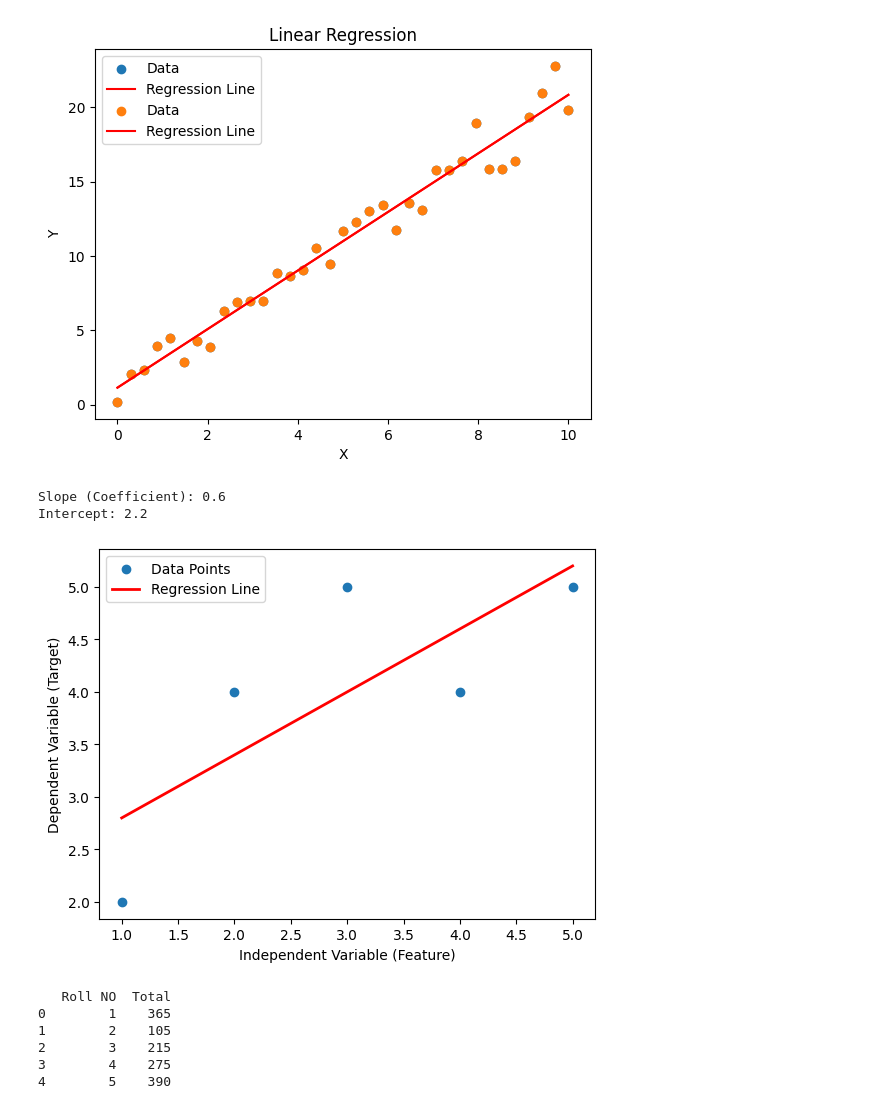
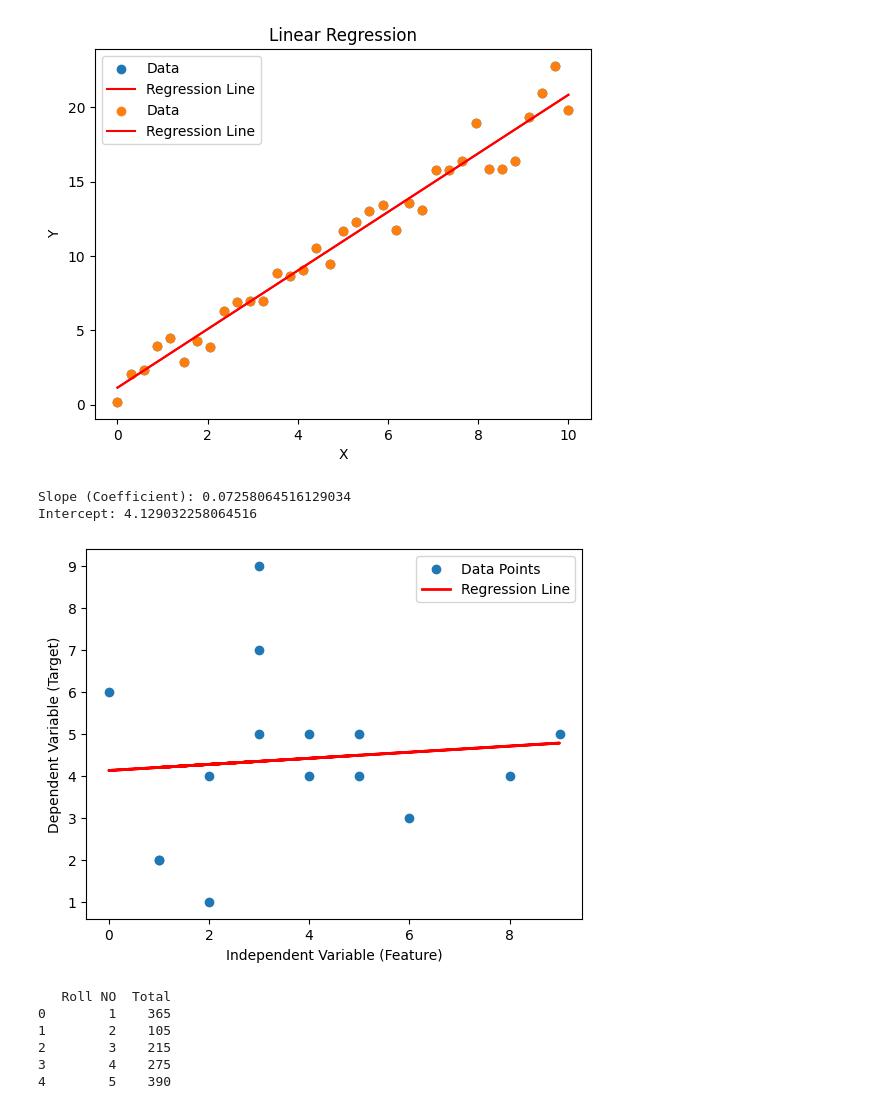
Before and after one commit to NaveenGumaste/Python-ML, a Jupyter notebook: 28-08-23 Univariant Linear Regression.ipynb, the cells around one changed output. Drawn from its saved outputs; the diff is of its cells as text; code cells hidden in the pictures.

```diff
--- a/28-08-23 Univariant Linear Regression.ipynb
+++ b/28-08-23 Univariant Linear Regression.ipynb
@@ -56,39 +53,40 @@ import numpy as np
 import matplotlib.pyplot as plt
 
 # Sample data
-X = np.array([1, 2, 3, 4, 5])  # Independent variable (feature)
-y = np.array([2, 4, 5, 4, 5])  # Dependent variable (target)
+# Independent variable (feature)
+X = np.array([1, 2, 3, 4, 5, 6, 8, 9, 0, 3, 2, 1, 3, 4, 5])
+y = np.array([2, 4, 5, 4, 5, 3, 4, 5, 6, 7, 1, 2, 9, 5, 4])  # Dependent variable (target)
 
 # Calculate mean of X and y
 mean_X = np.mean(X)
 mean_y = np.mean(y)
 
 # Calculate the slope (coefficient)
 numerator = np.sum((X - mean_X) * (y - mean_y))
 denominator = np.sum((X - mean_X) ** 2)
 slope = numerator / denominator
 
 # Calculate the intercept
 intercept = mean_y - slope * mean_X
 
 # Predict using the linear model
 y_pred = slope * X + intercept
 
 # Print the coefficients
 print(f"Slope (Coefficient): {slope}")
 print(f"Intercept: {intercept}")
 
 # Plot the data and regression line
 plt.scatter(X, y, label="Data Points")
 plt.plot(X, y_pred, color='red', linewidth=2, label="Regression Line")
 plt.xlabel("Independent Variable (Feature)")
 plt.ylabel("Dependent Variable (Target)")
 plt.legend()
 plt.show()
 # %% [output]
-Slope (Coefficient): 0.6
-Intercept: 2.2
+Slope (Coefficient): 0.07258064516129034
+Intercept: 4.129032258064516
-[figure, old version]
+[figure, new version]
 # %%
 import numpy as np
 import pandas as pd
```
Also changed, not shown: parts of 4 cells of this notebook.
